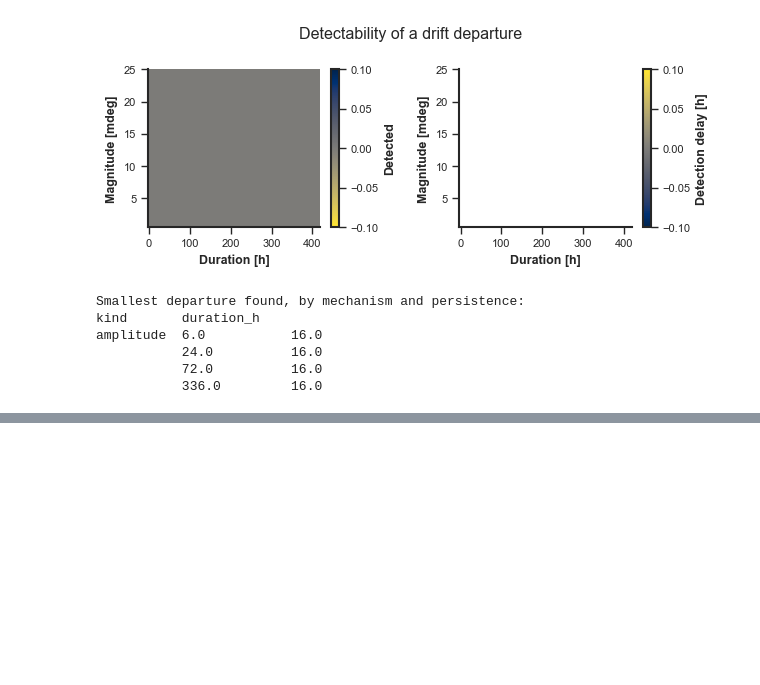
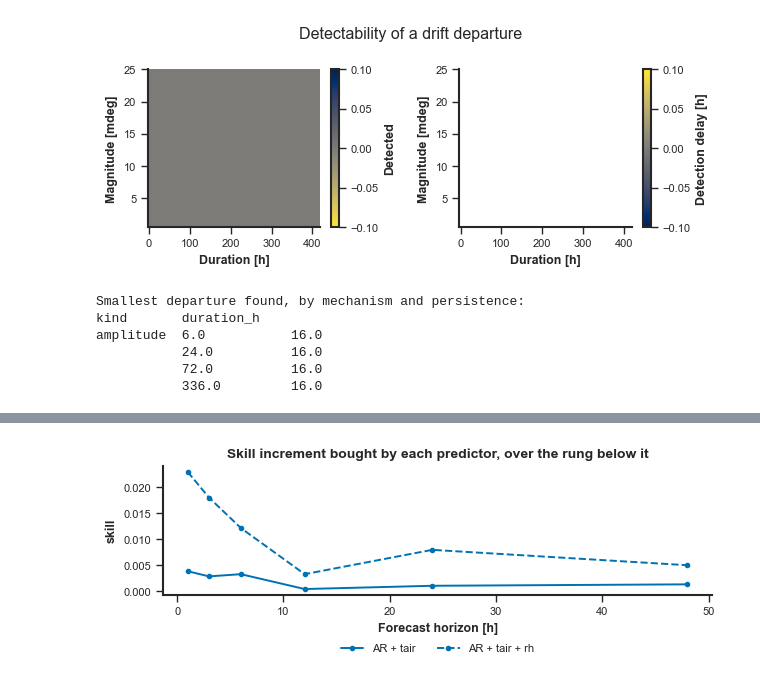
Before and after one commit to eugeniomoreira-iaud/neuralprophet-shm, a Jupyter notebook: studies/04_neuralprophet_inclination_prediction/neuralprophet_inclination_prediction_study.ipynb, the cells around one changed output, grey strips where cells are left out. Drawn from its saved outputs; the diff is of its cells as text; code cells hidden in the pictures; blank space fills up the shorter version.

```diff
--- a/studies/04_neuralprophet_inclination_prediction/neuralprophet_inclination_prediction_study.ipynb
+++ b/studies/04_neuralprophet_inclination_prediction/neuralprophet_inclination_prediction_study.ipynb
@@ -1316,0 +1564,29 @@ amplitude  6.0           16.0
+# %%
+# What each rung of the ladder bought, as the increment over the rung below it.
+ladder = list(MODEL_B_SPECIFICATIONS)
+ablation_rows = []
+for lower, upper in zip(ladder[:-1], ladder[1:]):
+    if upper.endswith('(control)'):
+        continue
+    for horizon in MODEL_B_HORIZONS:
+        parent = errors_b.get((lower, horizon))
+        child = errors_b.get((upper, horizon))
+        if parent is None or child is None:
+            continue
+        result = prediction.paired_mae_skill(
+            parent, child, block_hours=BOOTSTRAP_BLOCK_HOURS,
+            repetitions=BOOTSTRAP_REPETITIONS, seed=MODEL_B_SEED,
+            horizon_hours=horizon)
+        ablation_rows.append({'added_over': lower, 'model': upper,
+                              'horizon_h': horizon, **result})
+
+ablation = pd.DataFrame(ablation_rows)
+display(ablation)
+ablation.to_csv(OUTPUT_DIR / 'NP_13_ablation.csv', index=False)
+
+figures.plot_metric_vs_horizon(
+    ablation.rename(columns={'model': 'rung'}), metric='skill', by='rung',
+    title='Skill increment bought by each predictor, over the rung below it',
+    save_path=str(OUTPUT_DIR), filename='NP_F11_ablation')
+plt.show()
+# %% [output]
@@ -1316,0 +1606 @@ amplitude  6.0           16.0
+[figure, added]
```
Also changed, not shown: parts of 12 cells of this notebook, 1 other file.
